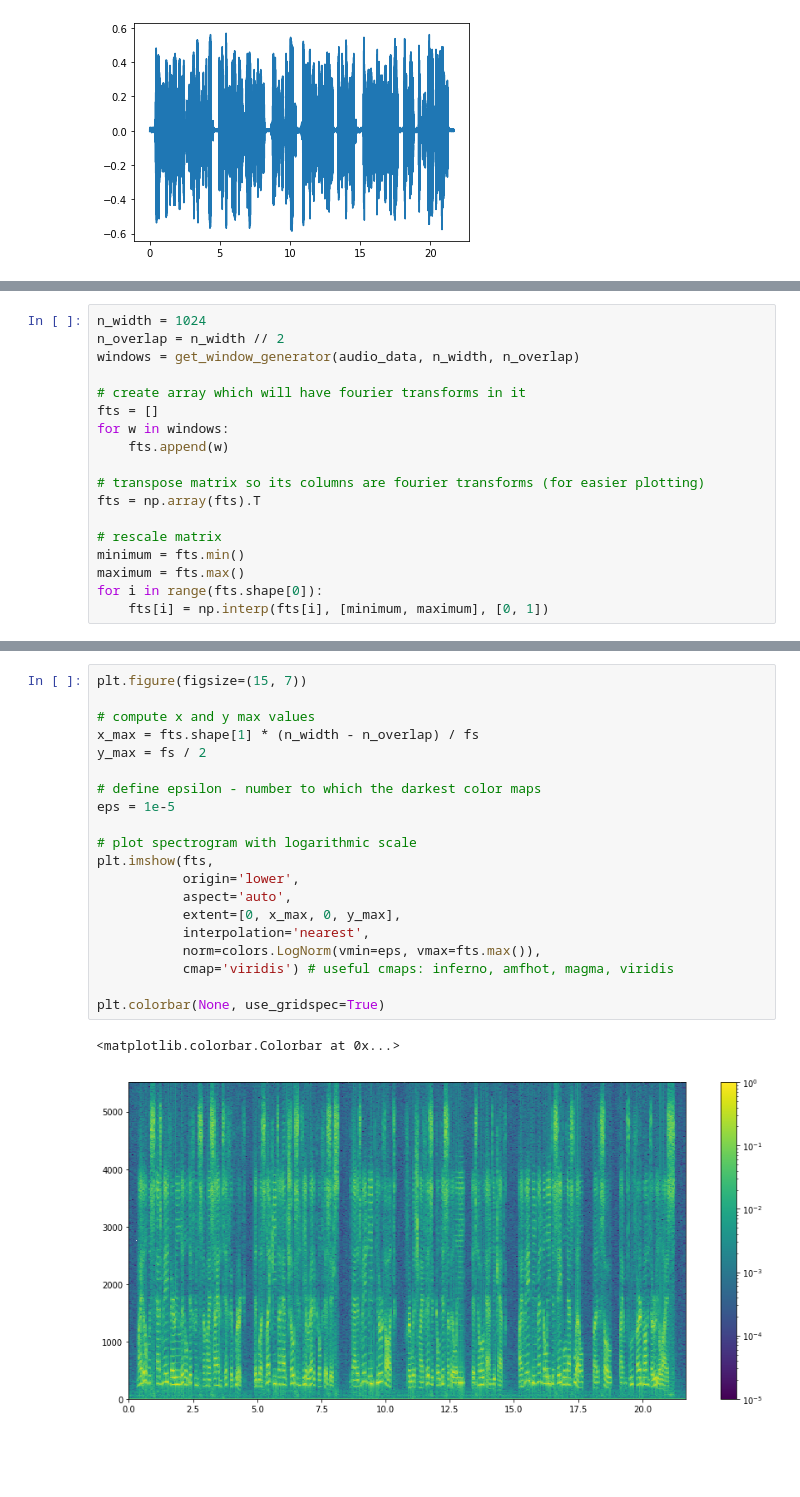
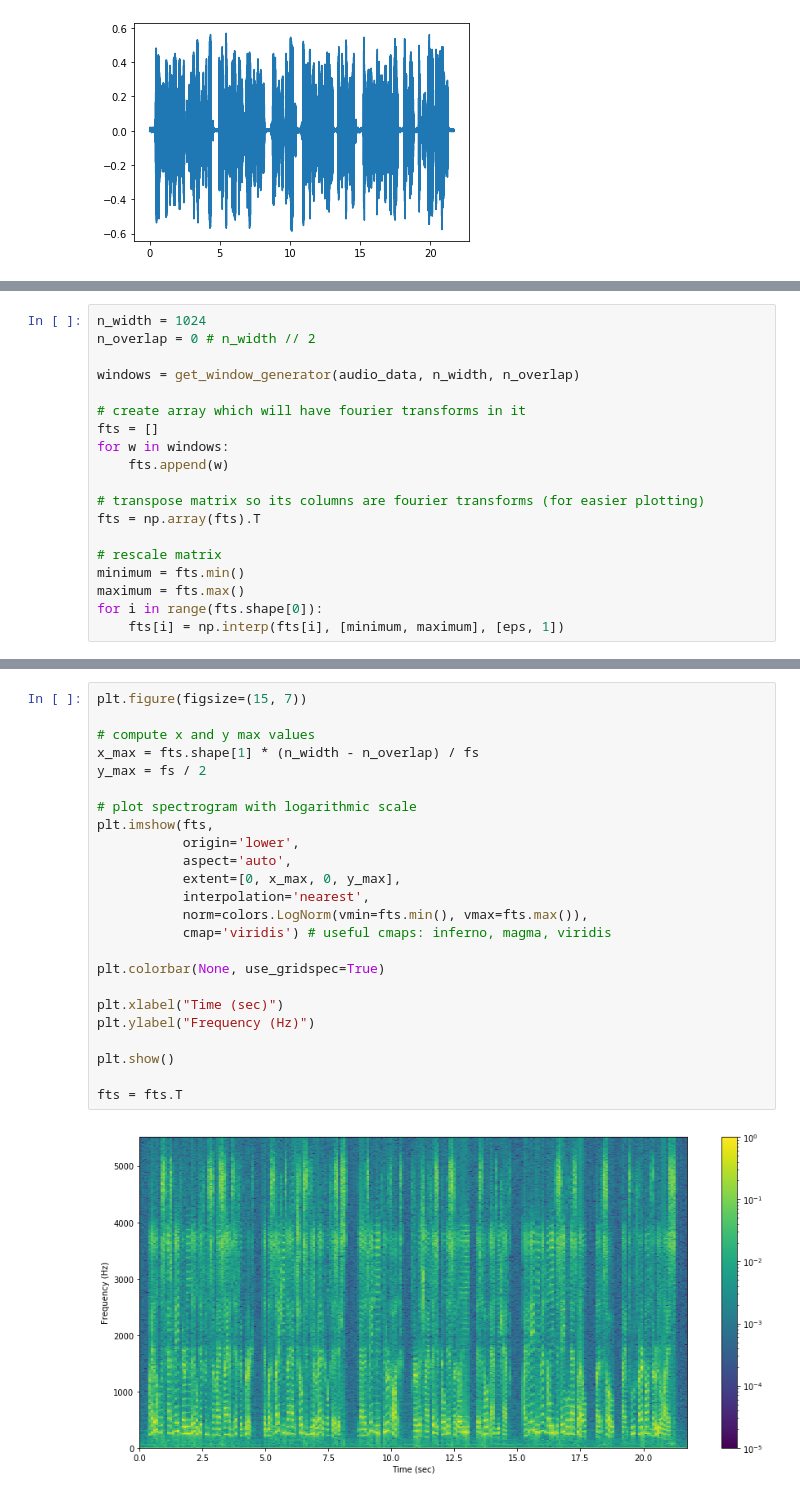
Before and after one commit to lnadi17/spectro-kg, a Jupyter notebook: notebook.ipynb, the cells around one changed output, grey strips where cells are left out. Saved outputs shown, nothing was run; the diff lists cells and outputs as text; blank space fills up the shorter version.

Commit message:
Remove window overlapping for now

```diff
--- a/notebook.ipynb
+++ b/notebook.ipynb
@@ -90,6 +92,7 @@ def get_window_generator(signal, n_width, n_overlap):
 # %%
 n_width = 1024
-n_overlap = n_width // 2
+n_overlap = 0 # n_width // 2
+
 windows = get_window_generator(audio_data, n_width, n_overlap)
 
 # create array which will have fourier transforms in it
@@ -104,7 +107,7 @@ fts = np.array(fts).T
 minimum = fts.min()
 maximum = fts.max()
 for i in range(fts.shape[0]):
-    fts[i] = np.interp(fts[i], [minimum, maximum], [0, 1])
+    fts[i] = np.interp(fts[i], [minimum, maximum], [eps, 1])
 # %%
 # plot current figure, doesn't look like much yet
 plt.imshow(fts, origin='lower')
@@ -114,26 +117,29 @@ plt.imshow(fts, origin='lower')
 # %%
 plt.figure(figsize=(15, 7))
 
 # compute x and y max values
 x_max = fts.shape[1] * (n_width - n_overlap) / fs
 y_max = fs / 2
 
-# define epsilon - number to which the darkest color maps
-eps = 1e-5
-
 # plot spectrogram with logarithmic scale
 plt.imshow(fts,
            origin='lower',
            aspect='auto',
            extent=[0, x_max, 0, y_max],
            interpolation='nearest',
-           norm=colors.LogNorm(vmin=eps, vmax=fts.max()),
-           cmap='viridis') # useful cmaps: inferno, amfhot, magma, viridis
+           norm=colors.LogNorm(vmin=fts.min(), vmax=fts.max()),
+           cmap='viridis') # useful cmaps: inferno, magma, viridis
 
 plt.colorbar(None, use_gridspec=True)
+
+plt.xlabel("Time (sec)")
+plt.ylabel("Frequency (Hz)")
+
+plt.show()
+
+fts = fts.T
 # %% [output]
-<matplotlib.colorbar.Colorbar at 0x...>
-[figure, old version]
+[figure, new version]
 # %%
 # plot spectrogram with matplotlib library and confirm that our result is similar
 plt.figure(figsize=(12, 7))
```
Also changed, not shown: parts of 4 cells of this notebook.
